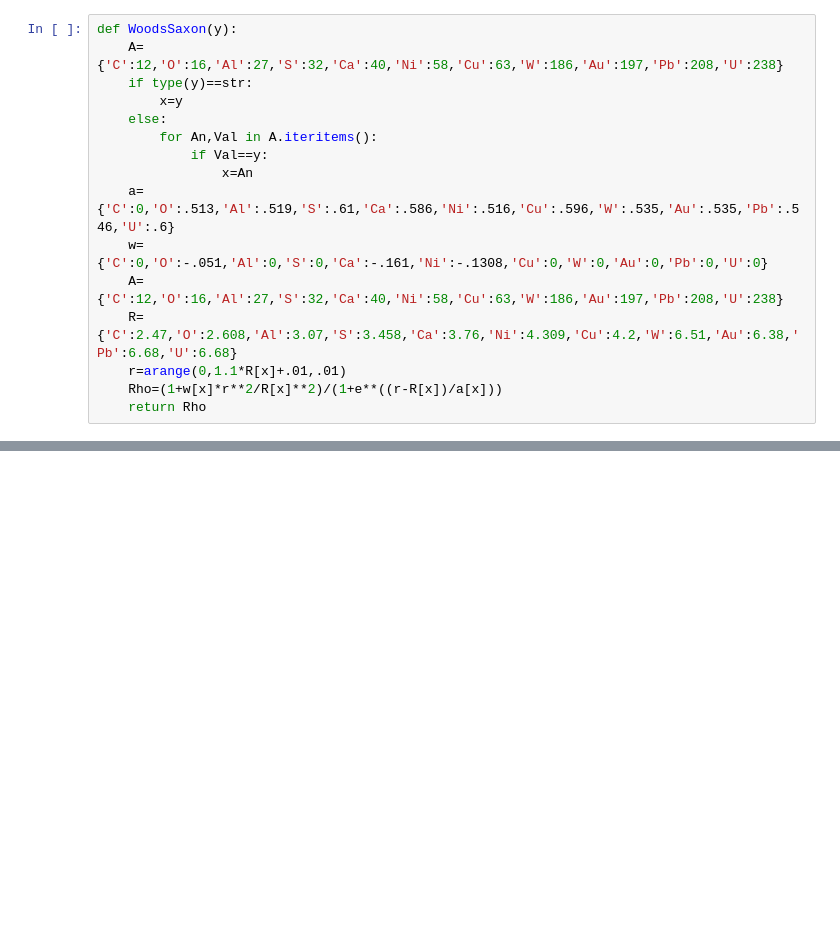
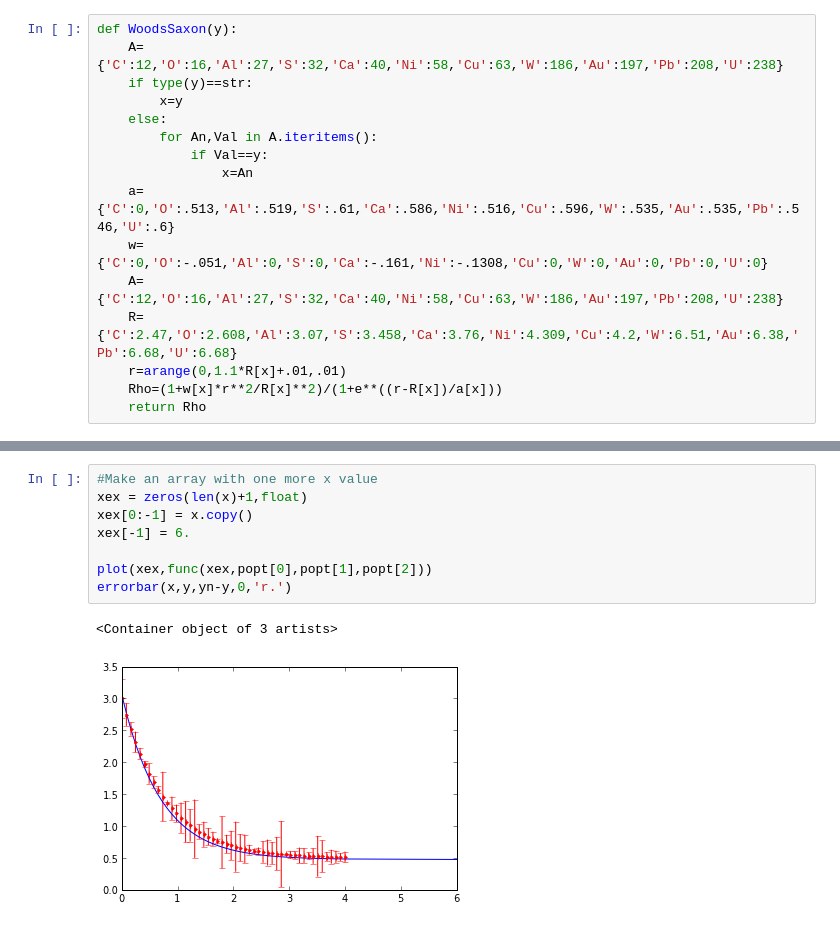
Before and after one commit to jdfreder/MCG, a Jupyter notebook: Project/NuclearInteractions.ipynb, the cells around one changed output, grey strips where cells are left out. Drawn from its saved outputs; the diff is of its cells as text; blank space fills up the shorter version.

```diff
--- a/Project/NuclearInteractions.ipynb
+++ b/Project/NuclearInteractions.ipynb
@@ -65 +91,12 @@ def WoodsSaxon(y):
+# %%
+#Make an array with one more x value
+xex = zeros(len(x)+1,float)
+xex[0:-1] = x.copy()
+xex[-1] = 6.
+
+plot(xex,func(xex,popt[0],popt[1],popt[2]))
+errorbar(x,y,yn-y,0,'r.')
+# %% [output]
+<Container object of 3 artists>
+[figure, added]
 # %%
```
Also changed, not shown: parts of 6 cells of this notebook.
